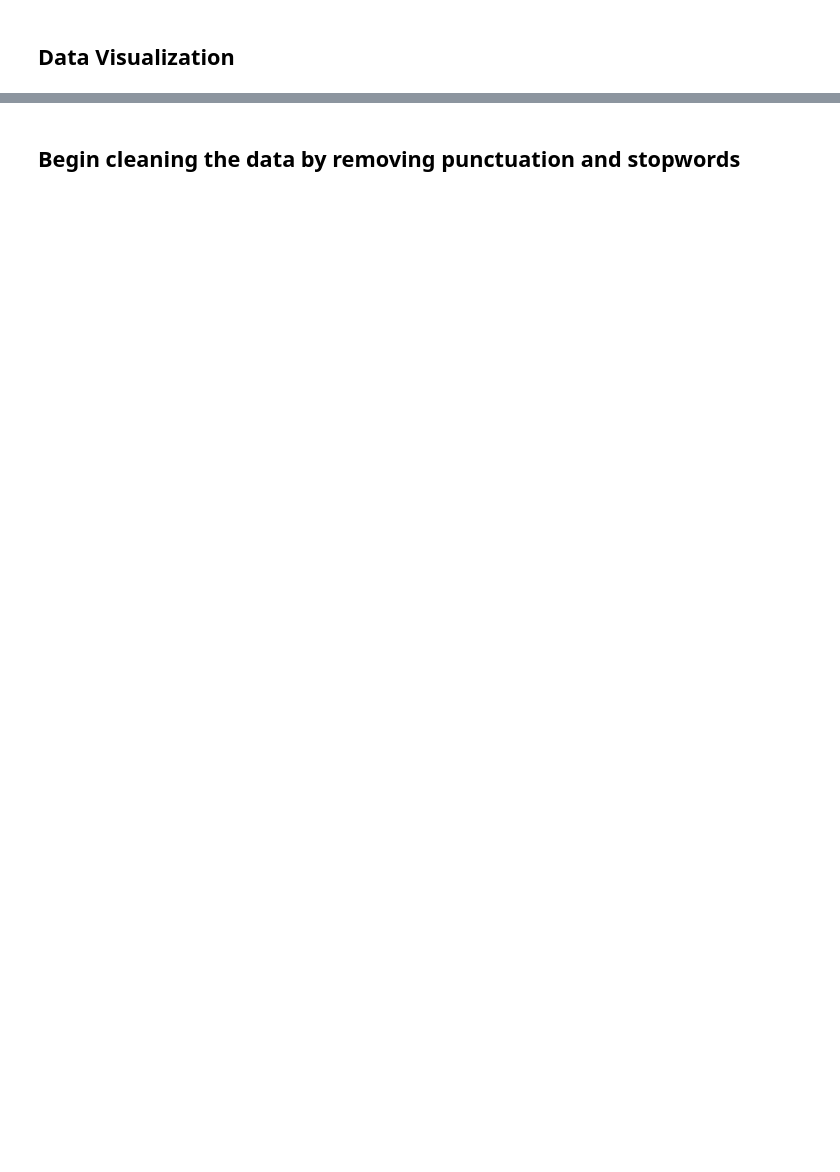
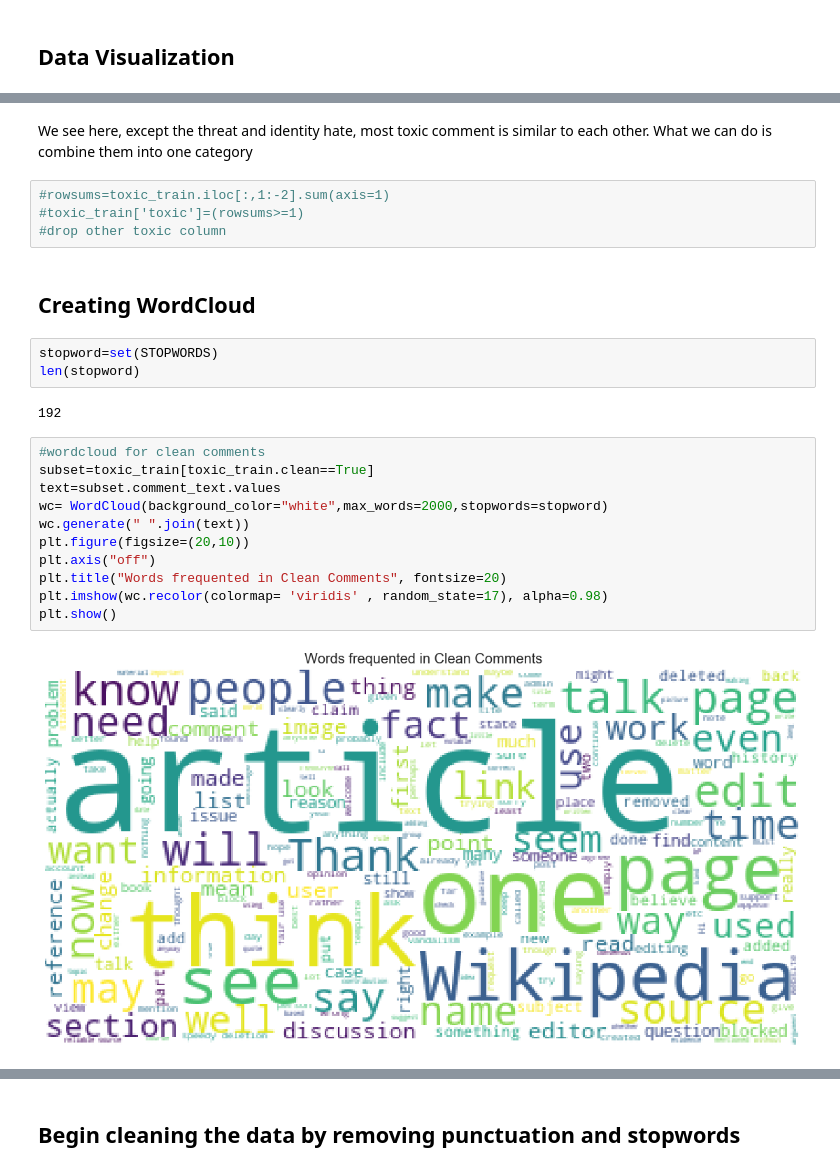
Before and after one commit to nyomie/Springboard, a Jupyter notebook: datasets/toxic comment/Toxic Comment EDA.ipynb, the cells around one changed output, grey strips where cells are left out. Cells and saved outputs as stored; diff of their text form; blank space fills up the shorter version.

```diff
--- a/datasets/toxic comment/Toxic Comment EDA.ipynb
+++ b/datasets/toxic comment/Toxic Comment EDA.ipynb
@@ -137,0 +247,26 @@ It seems like the ones with '1' is toxic while the rest is neutral. Replace -1 w
+# %% [markdown]
+We see here, except the threat and identity hate, most toxic comment is similar to each other. What we can do is combine them into one category
+# %%
+#rowsums=toxic_train.iloc[:,1:-2].sum(axis=1)
+#toxic_train['toxic']=(rowsums>=1)
+#drop other toxic column
+# %% [markdown]
+## Creating WordCloud
+# %%
+stopword=set(STOPWORDS)
+len(stopword)
+# %% [output]
+192
+# %%
+#wordcloud for clean comments
+subset=toxic_train[toxic_train.clean==True]
+text=subset.comment_text.values
+wc= WordCloud(background_color="white",max_words=2000,stopwords=stopword)
+wc.generate(" ".join(text))
+plt.figure(figsize=(20,10))
+plt.axis("off")
+plt.title("Words frequented in Clean Comments", fontsize=20)
+plt.imshow(wc.recolor(colormap= 'viridis' , random_state=17), alpha=0.98)
+plt.show()
+# %% [output]
+[figure, added]
```
Also changed, not shown: parts of 35 cells of this notebook, 21 other files.
